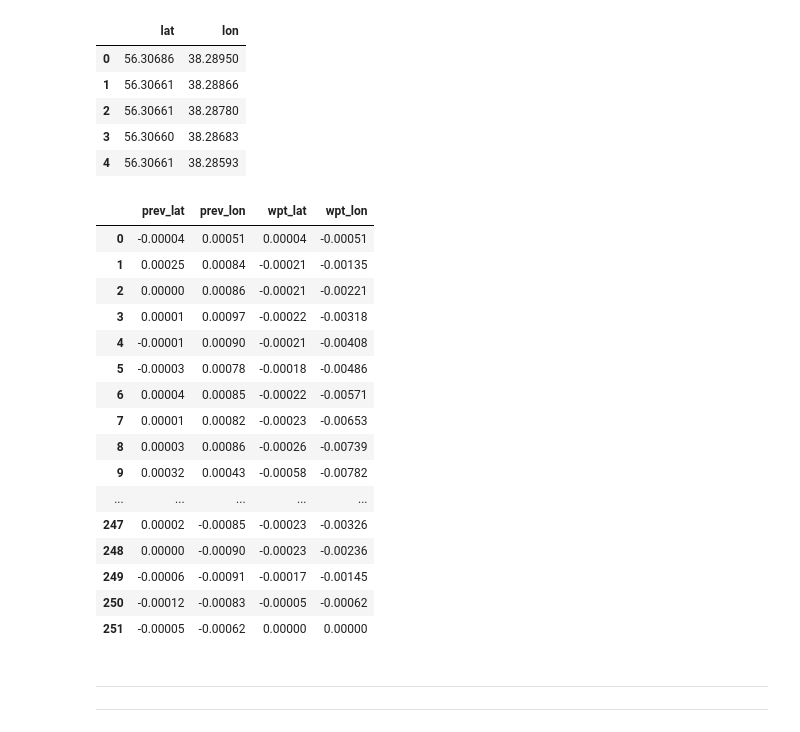
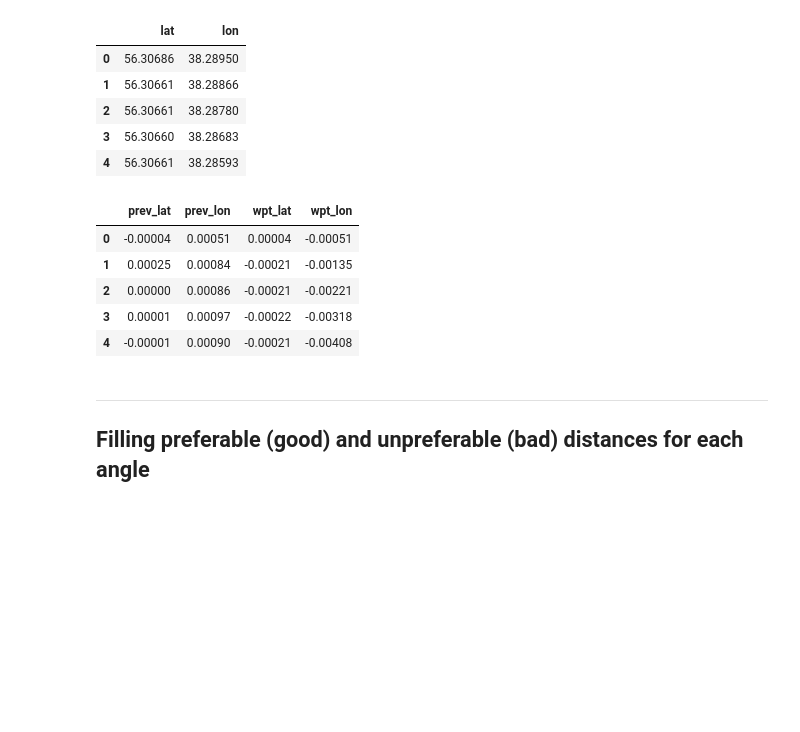
Before and after one commit to Denikozub/Offroad-routing-engine, a Jupyter notebook: thoughts.ipynb, the cells around one changed output. Saved outputs shown, nothing was run; the diff lists cells and outputs as text; code cells hidden in the pictures; blank space fills up the shorter version.

```diff
--- a/thoughts.ipynb
+++ b/thoughts.ipynb
@@ -12,18 +9,18 @@ pd.set_option('display.width', 200)
 # %%
-s = open('track.gpx').read()
-N = s.count('<trkpt')
+track = open('data/track.gpx').read()
+point_count = track.count('<trkpt')
 # %%
-n = 0
+point = 0
 lat = []
 lon = []
-for i in range(N):
-    n = s.find('<trkpt', n + 1)
-    k = s[n:s.find('\n', n)].split('"')
-    lat.append(float(k[1]))
-    lon.append(float(k[3]))
+for i in range(point_count):
+    point = track.find('<trkpt', point + 1)
+    coords = track[point:track.find('\n', point)].split('"')
+    lat.append(float(coords[1]))
+    lon.append(float(coords[3]))
 # %%
-df = pd.DataFrame({'lat':lat, 'lon':lon})
-df.head()
+df_coords = pd.DataFrame({'lat':lat, 'lon':lon})
+df_coords.head()
 # %% [output]
 |  | lat | lon |
 | 0 | 56.30686 | 38.28950 |
@@ -32,41 +29,30 @@ df.head()
 | 3 | 56.30660 | 38.28683 |
 | 4 | 56.30661 | 38.28593 |
 # %%
-def shift_forw(l):
-    new_l = l.copy()
-    new_l.insert(0, new_l.pop())
-    return new_l
-def shift_back(l):
-    new_l = l.copy()
-    new_l.append(new_l.pop(0))
-    return new_l
+def shift_forw(lst):
+    new_lst = lst.copy()
+    new_lst.insert(0, new_lst.pop())
+    return new_lst
+def shift_back(lst):
+    new_lst = lst.copy()
+    new_lst.append(new_lst.pop(0))
+    return new_lst
 # %%
-data = pd.DataFrame({'prev_lat':(shift_forw(lat)-df.lat), 'prev_lon':(shift_forw(lon)-df.lon)})
+df_shifted = pd.DataFrame({'prev_lat':(shift_forw(lat)-df_coords.lat), 'prev_lon':(shift_forw(lon)-df_coords.lon)})
 wpt = [56.30682, 38.29001]
-data['wpt_lat'] = df.lat - wpt[0]
-data['wpt_lon'] = df.lon - wpt[1]
-data
+df_shifted['wpt_lat'] = df_coords.lat - wpt[0]
+df_shifted['wpt_lon'] = df_coords.lon - wpt[1]
+df_shifted.head()
 # %% [output]
 |  | prev_lat | prev_lon | wpt_lat | wpt_lon |
 | 0 | -0.00004 | 0.00051 | 0.00004 | -0.00051 |
 | 1 | 0.00025 | 0.00084 | -0.00021 | -0.00135 |
 | 2 | 0.00000 | 0.00086 | -0.00021 | -0.00221 |
 | 3 | 0.00001 | 0.00097 | -0.00022 | -0.00318 |
 | 4 | -0.00001 | 0.00090 | -0.00021 | -0.00408 |
-| 5 | -0.00003 | 0.00078 | -0.00018 | -0.00486 |
-| 6 | 0.00004 | 0.00085 | -0.00022 | -0.00571 |
-| 7 | 0.00001 | 0.00082 | -0.00023 | -0.00653 |
-| 8 | 0.00003 | 0.00086 | -0.00026 | -0.00739 |
-| 9 | 0.00032 | 0.00043 | -0.00058 | -0.00782 |
-| ... | ... | ... | ... | ... |
-| 247 | 0.00002 | -0.00085 | -0.00023 | -0.00326 |
-| 248 | 0.00000 | -0.00090 | -0.00023 | -0.00236 |
-| 249 | -0.00006 | -0.00091 | -0.00017 | -0.00145 |
-| 250 | -0.00012 | -0.00083 | -0.00005 | -0.00062 |
-| 251 | -0.00005 | -0.00062 | 0.00000 | 0.00000 |
-# %% [markdown]
----
----
+# %% [markdown]
+---
+## Filling preferable (good) and unpreferable (bad) distances for each angle
 # %%
 polyline_good = (0x1, 0x2, 0x4, 0x6, 0x7, 0x8, 0x9, 0xa, 0xb, 0xd, 0xe, 0x16, 0x1a, \
                  0x1b, 0x1c, 0x27, 0x28, 0x29, 0x2a, 0x2b, 0x32, 0x33, 0x34, 0x35)
```
Also changed, not shown: parts of 12 cells of this notebook, 54 other files.
